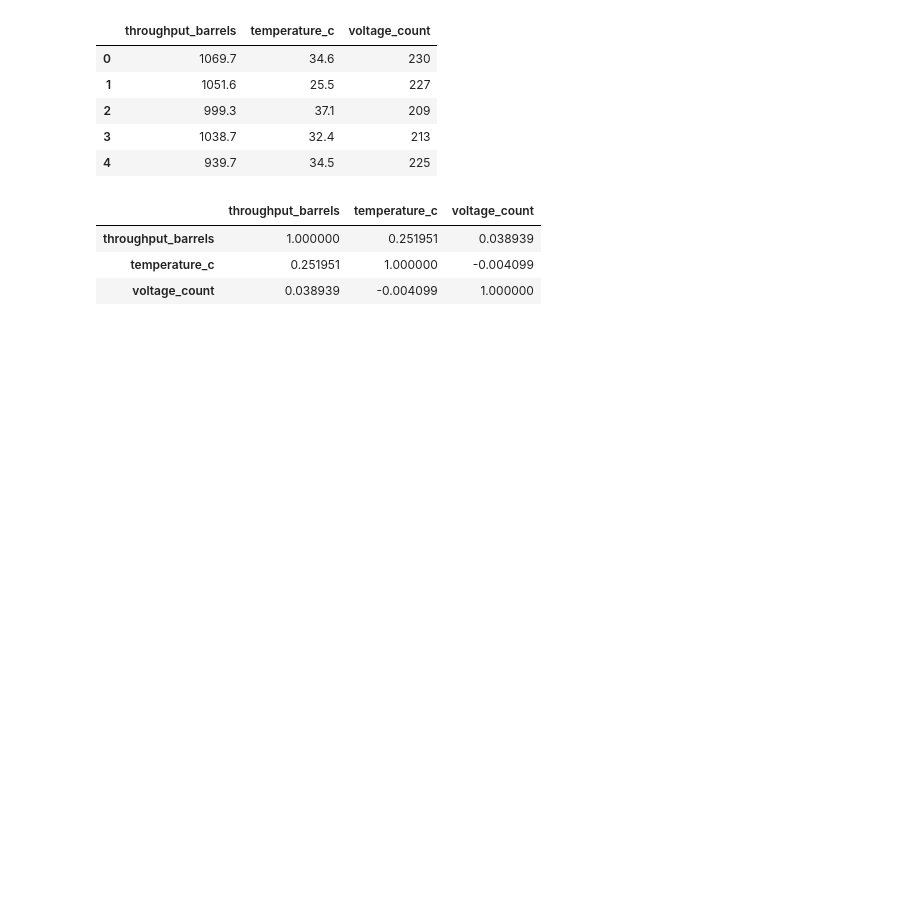
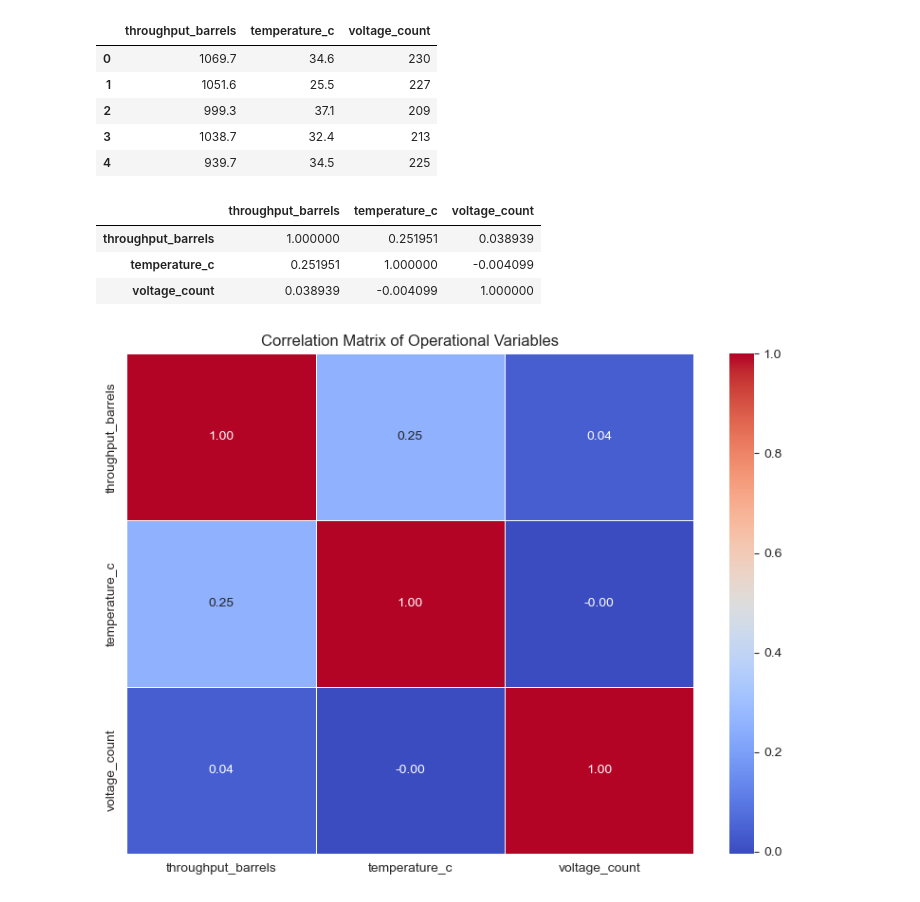
Before and after one commit to WanjikuSharon/week5_diagnostics_analysis, a Jupyter notebook: week5_diagnostics_analysis.ipynb, the cells around one changed output. Cells and saved outputs as stored; diff of their text form; code cells hidden in the pictures; blank space fills up the shorter version.

```diff
--- a/week5_diagnostics_analysis.ipynb
+++ b/week5_diagnostics_analysis.ipynb
@@ -847,3 +847,28 @@ correlation_matrix
 | throughput_barrels | 1.000000 | 0.251951 | 0.038939 |
 | temperature_c | 0.251951 | 1.000000 | -0.004099 |
 | voltage_count | 0.038939 | -0.004099 | 1.000000 |
+# %%
+#Correlation heatmap
+plt.figure(figsize=(8,6))
+
+sns.heatmap(
+    correlation_matrix,
+    annot=True,
+    cmap="coolwarm",
+    fmt=".2f",
+    linewidths=0.5
+)
+
+plt.title("Correlation Matrix of Operational Variables")
+
+plt.tight_layout()
+
+plt.savefig(
+    "charts/correlation_heatmap.png",
+    dpi=300,
+    bbox_inches="tight"
+)
+
+plt.show()
+# %% [output]
+[figure, added]
```
Also changed, not shown: parts of 1 cell of this notebook.
